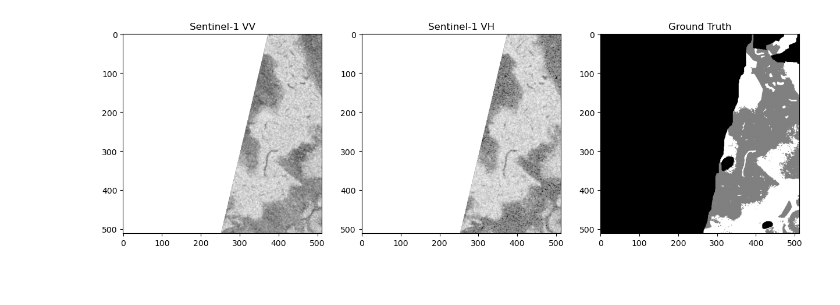
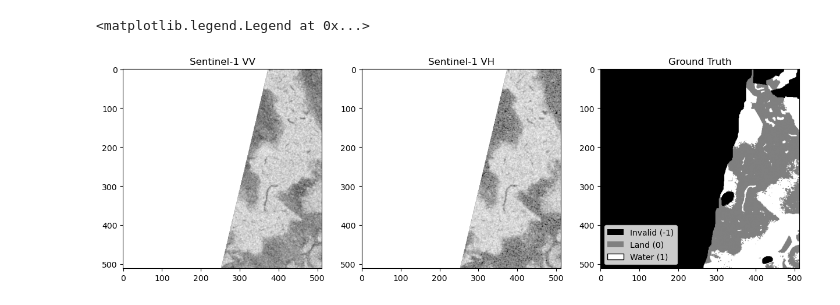
Before and after one commit to kaimuelle/Floodmapping, a Jupyter notebook: floodproject_1.ipynb, the cells around one changed output. Cells and saved outputs as stored; diff of their text form; code cells hidden in the pictures.

Commit message:
First prediction

```diff
--- a/floodproject_1.ipynb
+++ b/floodproject_1.ipynb
@@ -7,21 +12,33 @@ from pathlib import Path
 s1_path = Path("data/S1Hand/Bolivia_103757_S1Hand.tif")
 label_path = Path("data/LabelHand/Bolivia_103757_LabelHand.tif")
 # %%
-with rasterio.open(s1_path) as src:
-    vv = src.read(1)
-    vh = src.read(2)
+#Read in GeoTIFF files as rastser and read vv,vh and label
+with rasterio.open(s1_path) as s1_img:
+    vv = s1_img.read(1)
+    vh = s1_img.read(2)
 
-with rasterio.open(label_path) as src:
-    label = src.read(1)
+with rasterio.open(label_path) as label_img:
+    label = label_img.read(1)
 # %%
+#show the images of vv, vh and groundtruth for the first time (with legend)
 fig, axes = plt.subplots(1, 3, figsize=(15, 5))
 
 axes[0].imshow(vv, cmap="gray")
 axes[0].set_title("Sentinel-1 VV")
+
 axes[1].imshow(vh, cmap="gray")
 axes[1].set_title("Sentinel-1 VH")
-axes[2].imshow(label, cmap="gray")
+
+axes[2].imshow(label, cmap="gray", vmin=-1, vmax=1)
 axes[2].set_title("Ground Truth")
-plt.show()
+
+legend_elements = [
+    Patch(facecolor="black", label="Invalid (-1)"),
+    Patch(facecolor="gray", label="Land (0)"),
+    Patch(facecolor="white", edgecolor="black", label="Water (1)")
+]
+
+axes[2].legend(handles=legend_elements, loc="lower left")
 # %% [output]
+<matplotlib.legend.Legend at 0x...>
-[figure, old version]
+[figure, new version]
```
Also changed, not shown: parts of 6 cells of this notebook.
